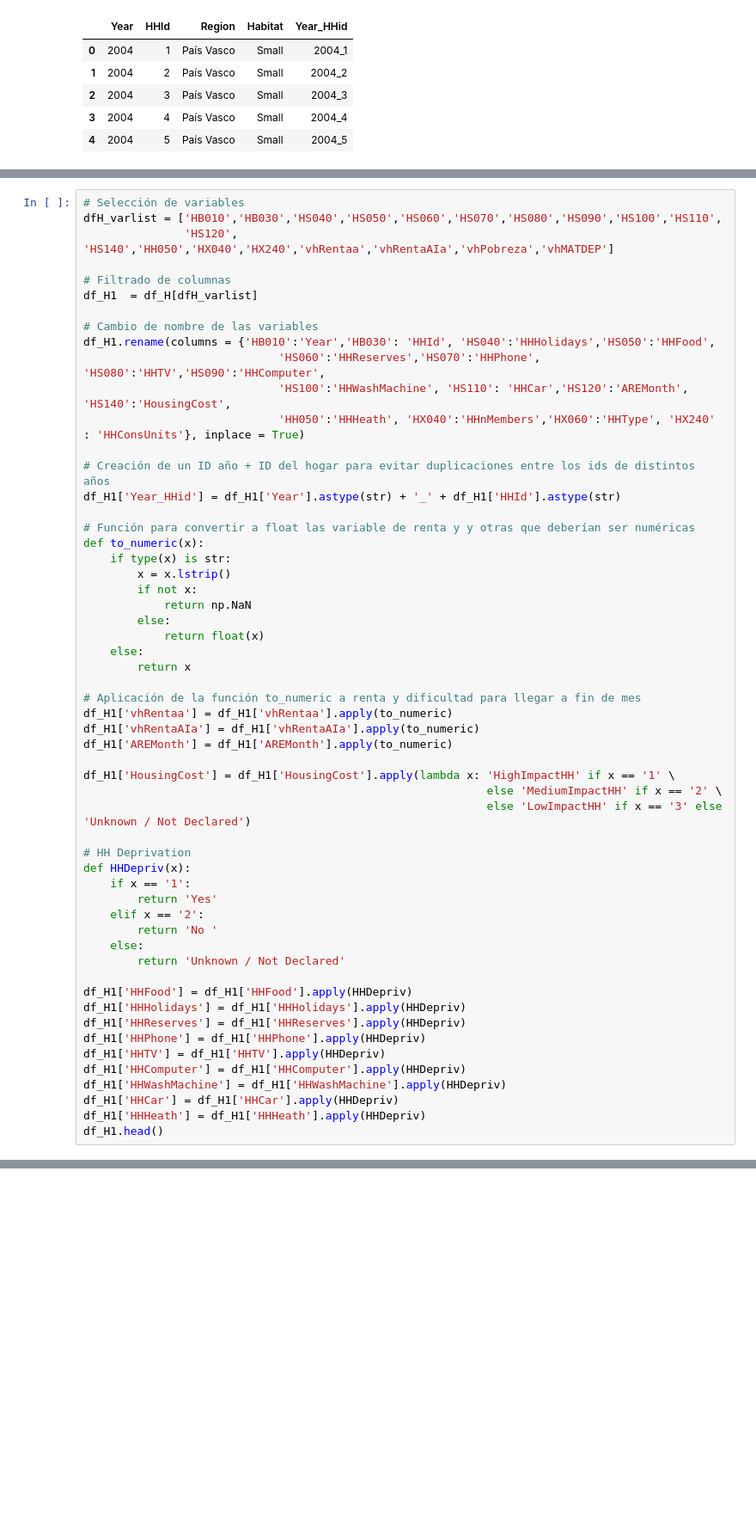
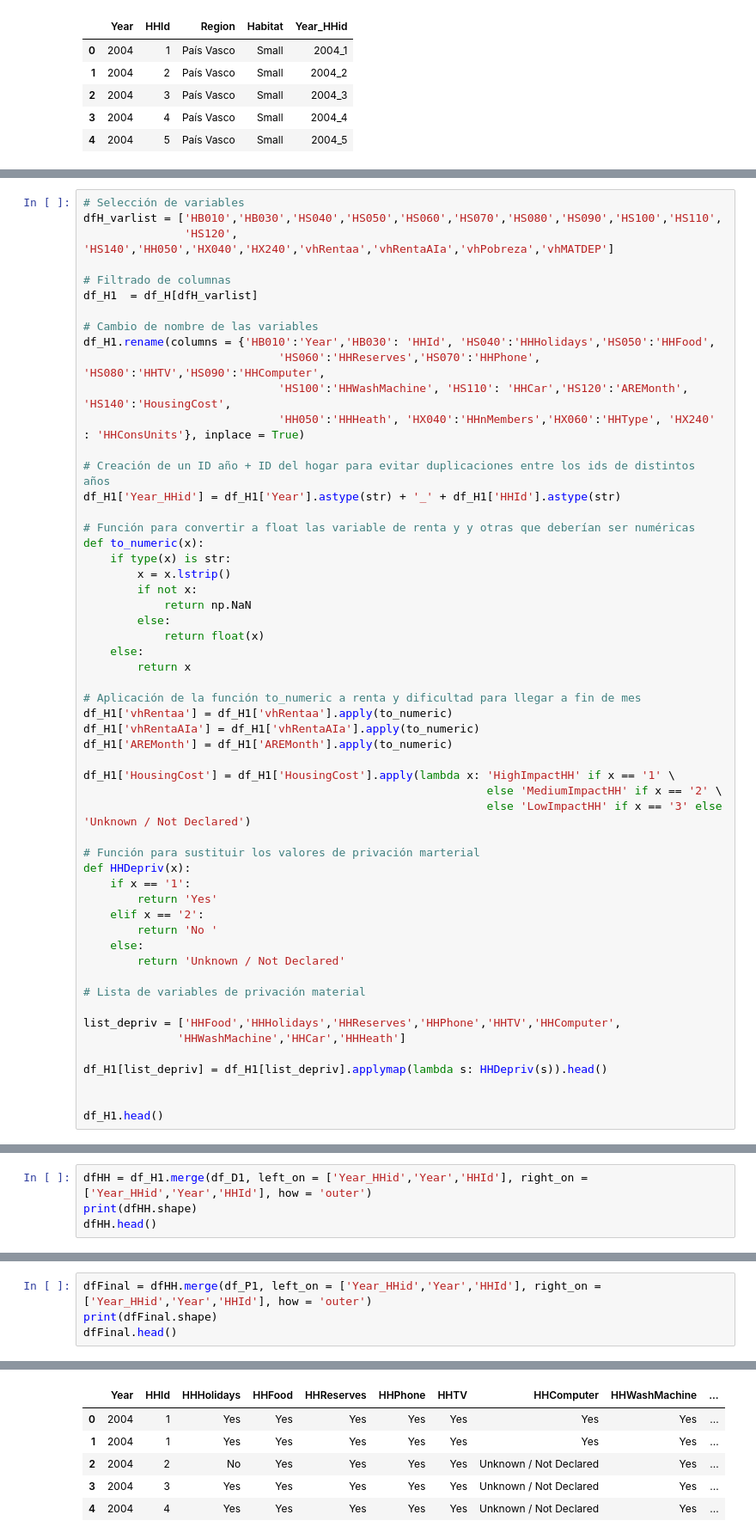
Before and after one commit to mariaferrol1988/TFM_MasterDataSciences, a Jupyter notebook: Data/data_preparation.ipynb, the cells around one changed output, grey strips where cells are left out. Shown: that part at 86% size. Saved outputs shown, nothing was run; the diff lists cells and outputs as text; blank space fills up the shorter version.

```diff
--- a/Data/data_preparation.ipynb
+++ b/Data/data_preparation.ipynb
@@ -229,7 +229,7 @@ df_H1['HousingCost'] = df_H1['HousingCost'].apply(lambda x: 'HighImpactHH' if x
                                                             else 'MediumImpactHH' if x == '2' \
                                                             else 'LowImpactHH' if x == '3' else 'Unknown / Not Declared')
 
-# HH Deprivation
+# Función para sustituir los valores de privación marterial
 def HHDepriv(x):
     if x == '1':
         return 'Yes'
@@ -238,15 +238,14 @@ def HHDepriv(x):
     else:
         return 'Unknown / Not Declared'
 
-df_H1['HHFood'] = df_H1['HHFood'].apply(HHDepriv)
-df_H1['HHHolidays'] = df_H1['HHHolidays'].apply(HHDepriv)
-df_H1['HHReserves'] = df_H1['HHReserves'].apply(HHDepriv)
-df_H1['HHPhone'] = df_H1['HHPhone'].apply(HHDepriv)
-df_H1['HHTV'] = df_H1['HHTV'].apply(HHDepriv)
-df_H1['HHComputer'] = df_H1['HHComputer'].apply(HHDepriv)
-df_H1['HHWashMachine'] = df_H1['HHWashMachine'].apply(HHDepriv)
-df_H1['HHCar'] = df_H1['HHCar'].apply(HHDepriv)
-df_H1['HHHeath'] = df_H1['HHHeath'].apply(HHDepriv)
+# Lista de variables de privación material
+
+list_depriv = ['HHFood','HHHolidays','HHReserves','HHPhone','HHTV','HHComputer',
+              'HHWashMachine','HHCar','HHHeath']
+
+df_H1[list_depriv] = df_H1[list_depriv].applymap(lambda s: HHDepriv(s)).head()
+
+
 df_H1.head()
 # %% [output]
 A value is trying to be set on a copy of a slice from a DataFrame
@@ -274,0 +276,4 @@ See the caveats in the documentation: https://pandas.pydata.org/pandas-docs/stab
+# %%
+dfHH = df_H1.merge(df_D1, left_on = ['Year_HHid','Year','HHId'], right_on = ['Year_HHid','Year','HHId'], how = 'outer')
+print(dfHH.shape)
+dfHH.head()
@@ -274,0 +601,5 @@ See the caveats in the documentation: https://pandas.pydata.org/pandas-docs/stab
+# %%
+dfFinal = dfHH.merge(df_P1, left_on = ['Year_HHid','Year','HHId'], right_on = ['Year_HHid','Year','HHId'], how = 'outer')
+print(dfFinal.shape)
+dfFinal.head()
+# %% [output]
@@ -274,0 +607,6 @@ See the caveats in the documentation: https://pandas.pydata.org/pandas-docs/stab
+|  | Year | HHId | HHHolidays | HHFood | HHReserves | HHPhone | HHTV | HHComputer | HHWashMachine | ... |
+| 0 | 2004 | 1 | Yes | Yes | Yes | Yes | Yes | Yes | Yes | ... |
+| 1 | 2004 | 1 | Yes | Yes | Yes | Yes | Yes | Yes | Yes | ... |
+| 2 | 2004 | 2 | No | Yes | Yes | Yes | Yes | Unknown / Not Declared | Yes | ... |
+| 3 | 2004 | 3 | Yes | Yes | Yes | Yes | Yes | Unknown / Not Declared | Yes | ... |
+| 4 | 2004 | 4 | Yes | Yes | Yes | Yes | Yes | Unknown / Not Declared | Yes | ... |
```
Also changed, not shown: parts of 12 cells of this notebook.
